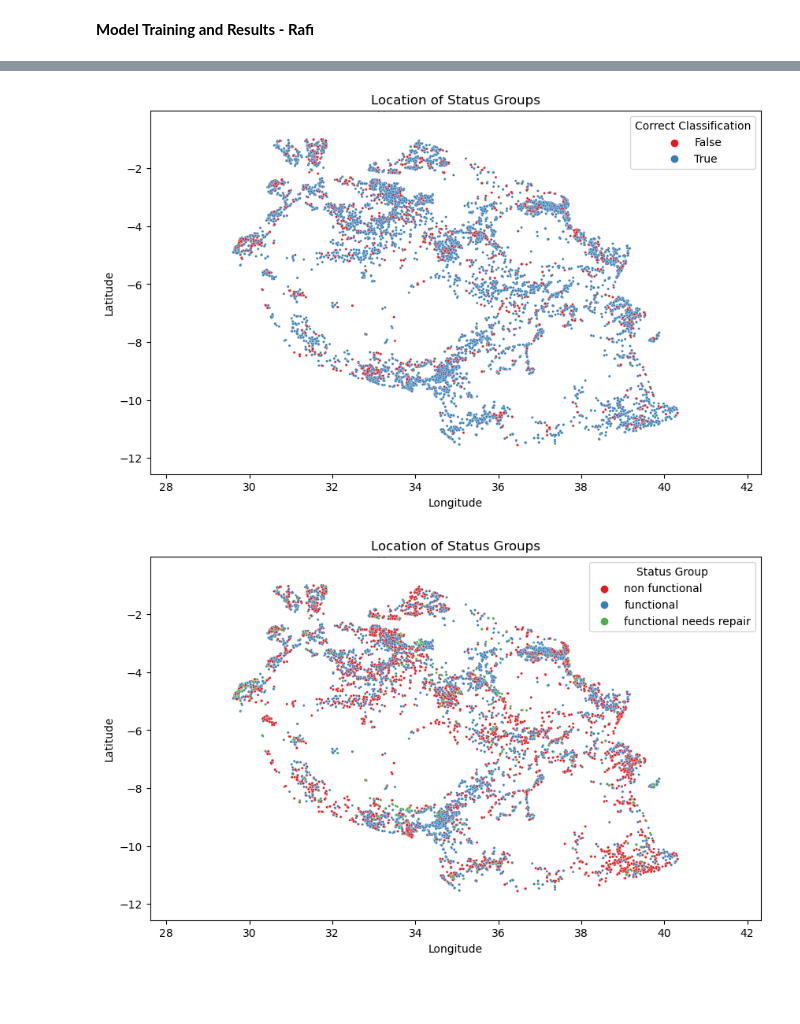
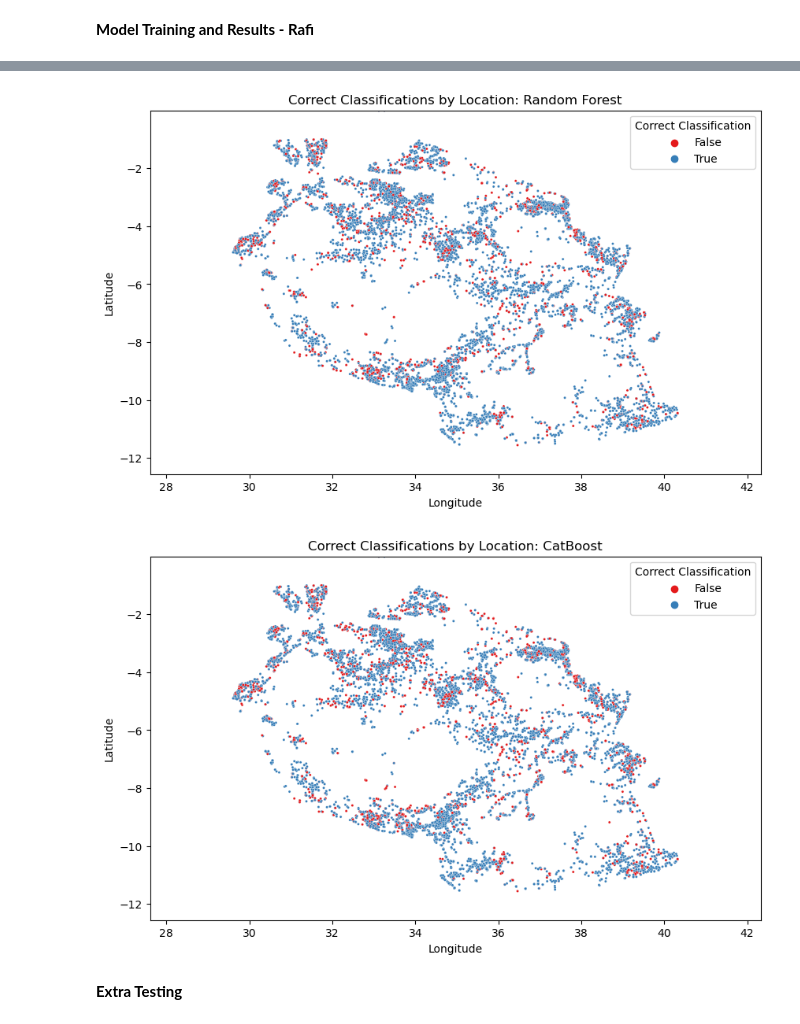
Before and after one commit to nicerafi/notts_ds_group_cw_water, a Jupyter notebook: pca_fixed.ipynb, the cells around one changed output, grey strips where cells are left out. Saved outputs shown, nothing was run; the diff lists cells and outputs as text; code cells hidden in the pictures; blank space fills up the shorter version.

```diff
--- a/pca_fixed.ipynb
+++ b/pca_fixed.ipynb
@@ -159,0 +200,5 @@ array([[0.90103763, 0.02183677, 0.0771256 ],
+# %%
+# performs good, lets see if hyper param tuning can fix
+grid_cb = {'max_depth': [4,8,12],'n_estimators':[100, 500, 1000], 'verbose':[False]}
+gs_cv_cb = GridSearchCV (estimator = catboost, param_grid = grid_cb, scoring ='accuracy', cv = 3)
+gs_cv_cb.fit(X_train, y_train)
@@ -159,0 +227,9 @@ array([[0.90103763, 0.02183677, 0.0771256 ],
+# %%
+# max_depth = 8 and n_estimators = 1000 performed best in tuning
+cb_best = CatBoostClassifier(task_type="GPU",max_depth = 8,n_estimators=1000)
+cb_best.fit(X_train, y_train,verbose=False)
+y_pred_cb_best = cb_best.predict(X_test)
+accuracy_cb_best = accuracy_score(y_test, y_pred_cb_no_opt)
+f1_cb_best = f1_score(y_test, y_pred_cb_best, average='weighted')
+print("Accuracy:", accuracy_cb_best)
+print("F1 Score:", f1_cb_best)
@@ -160,8 +246,9 @@ array([[0.90103763, 0.02183677, 0.0771256 ],
 # %%
+# create new dataframe to hold values, ground truth and predictions for both models
 X_test_plot = X_test.copy()
 
-X_test_plot['preds'] = best_y_pred
+X_test_plot['preds_best_rf'] = best_rf_y_pred
+X_test_plot['preds_best_cb'] = y_pred_cb_best
 X_test_plot['labels'] = y_test
-X_test_plot['correct_classification'] = X_test_plot['preds'] == X_test_plot['labels']
+X_test_plot['correct_classification_rf'] = X_test_plot['preds_best_rf'] == X_test_plot['labels']
+X_test_plot['correct_classification_cb'] = X_test_plot['preds_best_cb'] == X_test_plot['labels']
-# %%
-X_test_plot['correct_classification'] = X_test_plot['preds'] == X_test_plot['labels']
@@ -192,30 +255,36 @@ plt.show()
 # %%
+# plot classifications on map because it looks cool
+lat_min = X_test_plot['latitude'].min() - 1
+lat_max = X_test_plot['latitude'].max()
+lon_min = X_test_plot.longitude[X_test_plot.longitude!=0].min() - 2
+lon_max = X_test_plot['longitude'].max() + 2
+
 plt.figure(figsize=(10, 6))
-sns.scatterplot(x='longitude', y='latitude', hue='correct_classification', data=X_test_plot, palette='Set1', s=5)
+sns.scatterplot(x='longitude', y='latitude', hue='correct_classification_rf', data=X_test_plot, palette='Set1', s=5)
 
 # Set the range of latitude and longitude using computed min and max values
 plt.xlim(lon_min, lon_max)
 plt.ylim(lat_min, lat_max)
 
-plt.title('Location of Status Groups')
+plt.title('Correct Classifications by Location: Random Forest')
 plt.xlabel('Longitude')
 plt.ylabel('Latitude')
 plt.legend(title='Correct Classification')
 plt.show()
 # %% [output]
-[figure, old version]
+[figure, new version]
 # %%
 plt.figure(figsize=(10, 6))
-sns.scatterplot(x='longitude', y='latitude', hue='labels', data=X_test_plot, palette='Set1', s=5)
+sns.scatterplot(x='longitude', y='latitude', hue='correct_classification_cb', data=X_test_plot, palette='Set1', s=5)
 
 # Set the range of latitude and longitude using computed min and max values
 plt.xlim(lon_min, lon_max)
 plt.ylim(lat_min, lat_max)
 
-plt.title('Location of Status Groups')
+plt.title('Correct Classifications by Location: CatBoost')
 plt.xlabel('Longitude')
 plt.ylabel('Latitude')
-plt.legend(title='Status Group')
+plt.legend(title='Correct Classification')
 plt.show()
 # %% [output]
-[figure, old version]
+[figure, new version]
@@ -238 +291,3 @@ print("Accuracy:", accuracy)
+# %% [markdown]
+**Extra Testing**
 # %%
```
Also changed, not shown: parts of 37 cells of this notebook.
